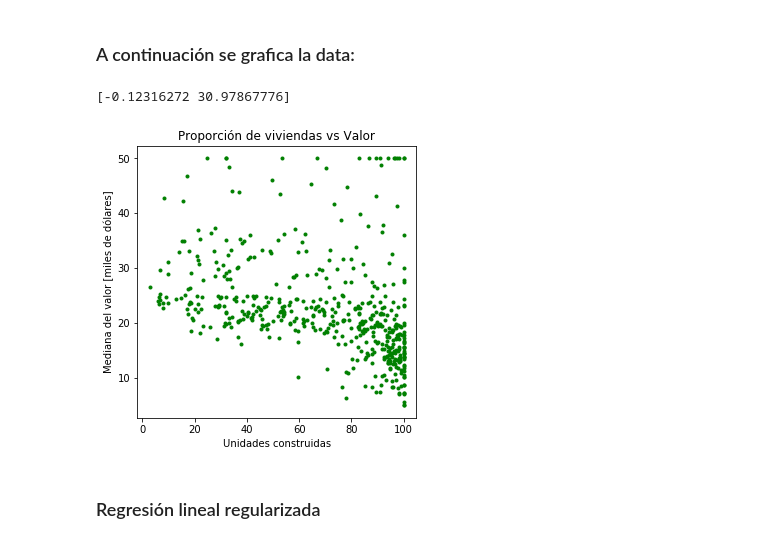
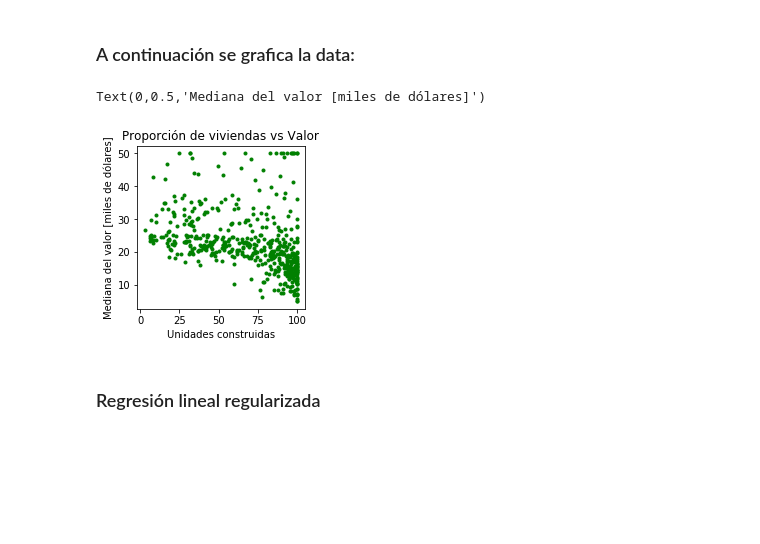
Before and after one commit to martinKindall/aprendizaje_probabilistico_uchile, a Jupyter notebook: Tarea1/tarea1_martin_cornejo.ipynb, the cells around one changed output. Saved outputs shown, nothing was run; the diff lists cells and outputs as text; code cells hidden in the pictures; blank space fills up the shorter version.

```diff
--- a/Tarea1/tarea1_martin_cornejo.ipynb
+++ b/Tarea1/tarea1_martin_cornejo.ipynb
@@ -33,16 +33,15 @@ y = data[:,1]
 # %% [markdown]
 ### A continuación se grafica la data:
 # %%
-mpl.rcParams['figure.figsize'] = (5,5)
+mpl.rcParams['figure.figsize'] = (3,3)
 plt.figure()
 plt.plot(x,y, 'g.')
 plt.title("Proporción de viviendas vs Valor")
 plt.xlabel("Unidades construidas")
 plt.ylabel("Mediana del valor [miles de dólares]")
-print(np.polyfit(x,y, 1))
 # %% [output]
-[-0.12316272 30.97867776]
+Text(0,0.5,'Mediana del valor [miles de dólares]')
-[figure, old version]
+[figure, new version]
 # %% [markdown]
 ### Regresión lineal regularizada
 # %% [markdown]
```
Also changed, not shown: parts of 8 cells of this notebook.
